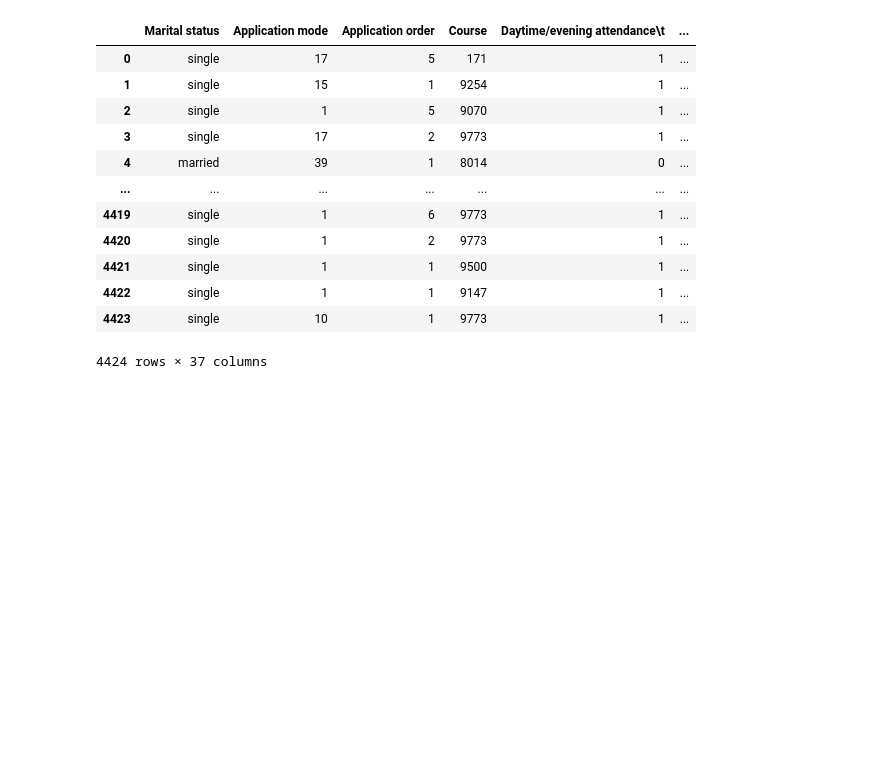
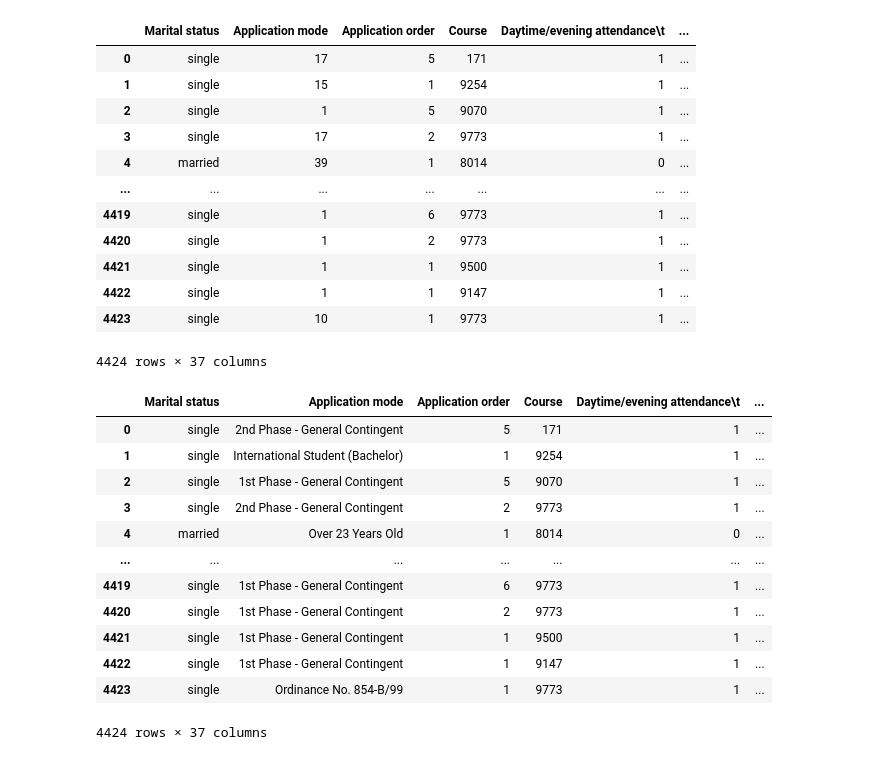
Before and after one commit to KinGabriel/Predict_Student_DropOut_Classification_Model, a Jupyter notebook: preprocessing.ipynb, the cells around one changed output. Saved outputs shown, nothing was run; the diff lists cells and outputs as text; code cells hidden in the pictures; blank space fills up the shorter version.

Commit message:
Mapped the application mode column

```diff
--- a/preprocessing.ipynb
+++ b/preprocessing.ipynb
@@ -50,3 +50,45 @@ data
 | 4422 | single | 1 | 1 | 9147 | 1 | ... |
 | 4423 | single | 10 | 1 | 9773 | 1 | ... |
 4424 rows × 37 columns
+# %%
+# Define the mapping for Application Mode
+application_mode_mapping = {
+    1: "1st Phase - General Contingent",
+    2: "Ordinance No. 612/93",
+    5: "1st Phase - Special Contingent (Azores Island)",
+    7: "Holders of Other Higher Courses",
+    10: "Ordinance No. 854-B/99",
+    15: "International Student (Bachelor)",
+    16: "1st Phase - Special Contingent (Madeira Island)",
+    17: "2nd Phase - General Contingent",
+    18: "3rd Phase - General Contingent",
+    26: "Ordinance No. 533-A/99, Item b2) (Different Plan)",
+    27: "Ordinance No. 533-A/99, Item b3 (Other Institution)",
+    39: "Over 23 Years Old",
+    42: "Transfer",
+    43: "Change of Course",
+    44: "Technological Specialization Diploma Holders",
+    51: "Change of Institution/Course",
+    53: "Short Cycle Diploma Holders",
+    57: "Change of Institution/Course (International)"
+}
+
+data['Application mode'] = data['Application mode'].map(application_mode_mapping)
+
+data.to_csv('Predict_Academic_Success_Modified.csv', index=False)
+
+data
+# %% [output]
+|  | Marital status | Application mode | Application order | Course | Daytime/evening attendance\t | ... |
+| 0 | single | 2nd Phase - General Contingent | 5 | 171 | 1 | ... |
+| 1 | single | International Student (Bachelor) | 1 | 9254 | 1 | ... |
+| 2 | single | 1st Phase - General Contingent | 5 | 9070 | 1 | ... |
+| 3 | single | 2nd Phase - General Contingent | 2 | 9773 | 1 | ... |
+| 4 | married | Over 23 Years Old | 1 | 8014 | 0 | ... |
+| ... | ... | ... | ... | ... | ... | ... |
+| 4419 | single | 1st Phase - General Contingent | 6 | 9773 | 1 | ... |
+| 4420 | single | 1st Phase - General Contingent | 2 | 9773 | 1 | ... |
+| 4421 | single | 1st Phase - General Contingent | 1 | 9500 | 1 | ... |
+| 4422 | single | 1st Phase - General Contingent | 1 | 9147 | 1 | ... |
+| 4423 | single | Ordinance No. 854-B/99 | 1 | 9773 | 1 | ... |
+4424 rows × 37 columns
```
Also changed, not shown: 1 other file.
